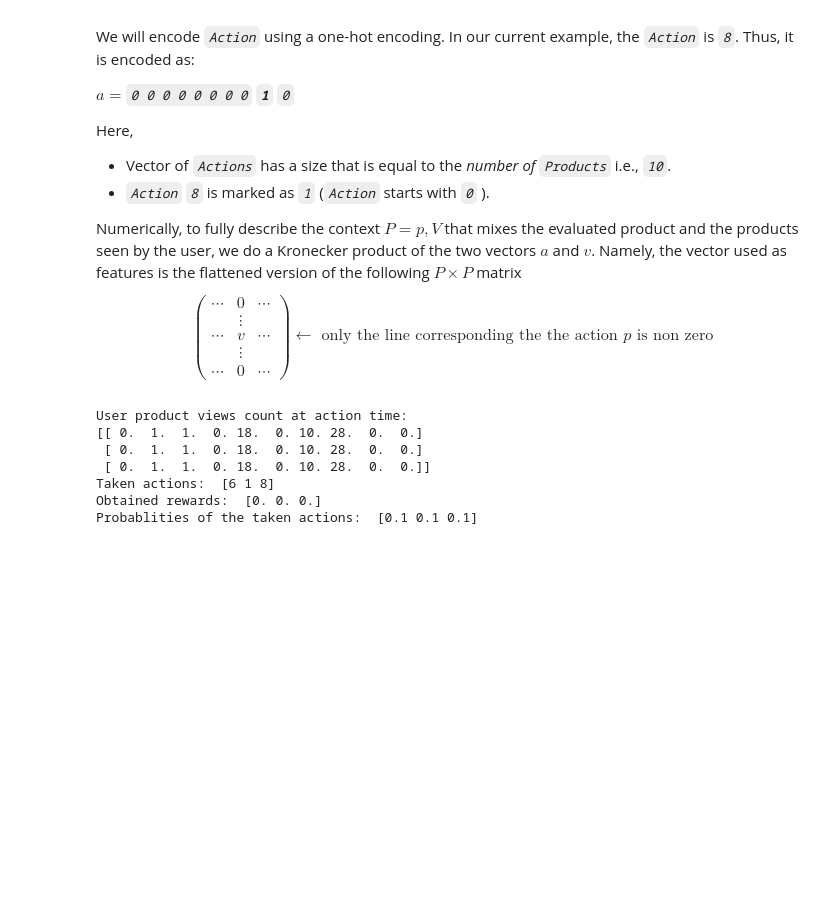
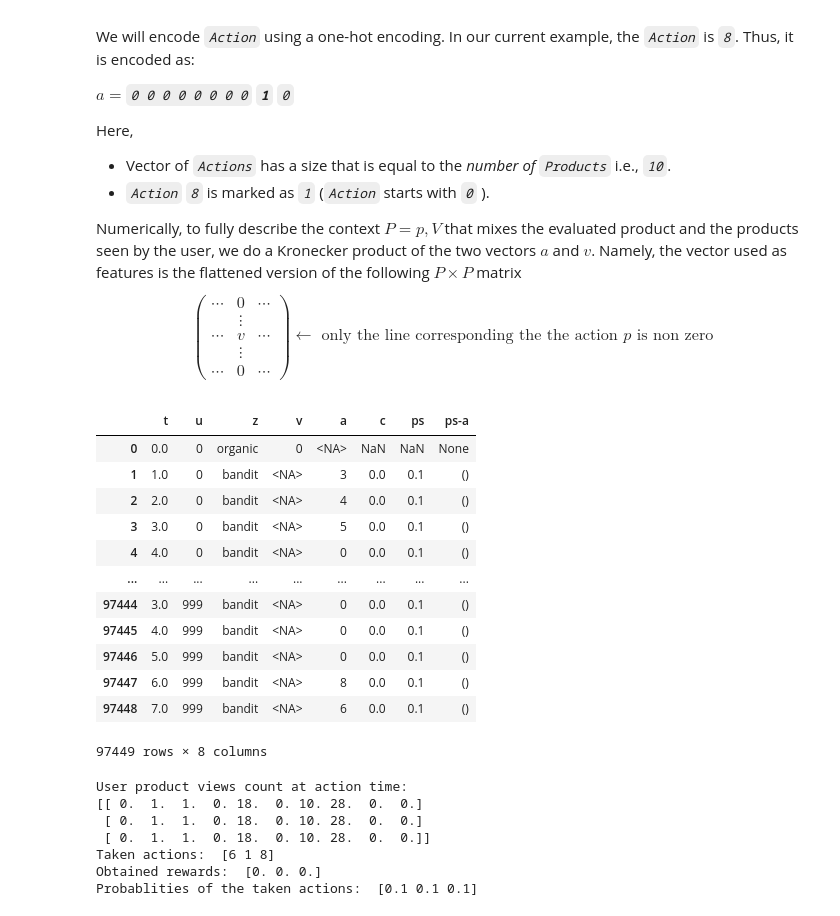
Before and after one commit to ZiminPark/bandit-reco, a Jupyter notebook: notebooks/2. Likelihood Agent.ipynb, the cells around one changed output. Saved outputs shown, nothing was run; the diff lists cells and outputs as text; code cells hidden in the pictures; blank space fills up the shorter version.

```diff
--- a/notebooks/2. Likelihood Agent.ipynb
+++ b/notebooks/2. Likelihood Agent.ipynb
@@ -110,6 +128,22 @@ class CountFeatureProvider(FeatureProvider):
 
     def reset(self):
         self.feature_data = np.zeros((self.config.num_products))
+# %%
+data
+# %% [output]
+|  | t | u | z | v | a | c | ps | ps-a |
+| 0 | 0.0 | 0 | organic | 0 | <NA> | NaN | NaN | None |
+| 1 | 1.0 | 0 | bandit | <NA> | 3 | 0.0 | 0.1 | () |
+| 2 | 2.0 | 0 | bandit | <NA> | 4 | 0.0 | 0.1 | () |
+| 3 | 3.0 | 0 | bandit | <NA> | 5 | 0.0 | 0.1 | () |
+| 4 | 4.0 | 0 | bandit | <NA> | 0 | 0.0 | 0.1 | () |
+| ... | ... | ... | ... | ... | ... | ... | ... | ... |
+| 97444 | 3.0 | 999 | bandit | <NA> | 0 | 0.0 | 0.1 | () |
+| 97445 | 4.0 | 999 | bandit | <NA> | 0 | 0.0 | 0.1 | () |
+| 97446 | 5.0 | 999 | bandit | <NA> | 0 | 0.0 | 0.1 | () |
+| 97447 | 6.0 | 999 | bandit | <NA> | 8 | 0.0 | 0.1 | () |
+| 97448 | 7.0 | 999 | bandit | <NA> | 6 | 0.0 | 0.1 | () |
+97449 rows × 8 columns
 # %%
 import math
 import numpy as np
```
Also changed, not shown: parts of 5 cells of this notebook.
